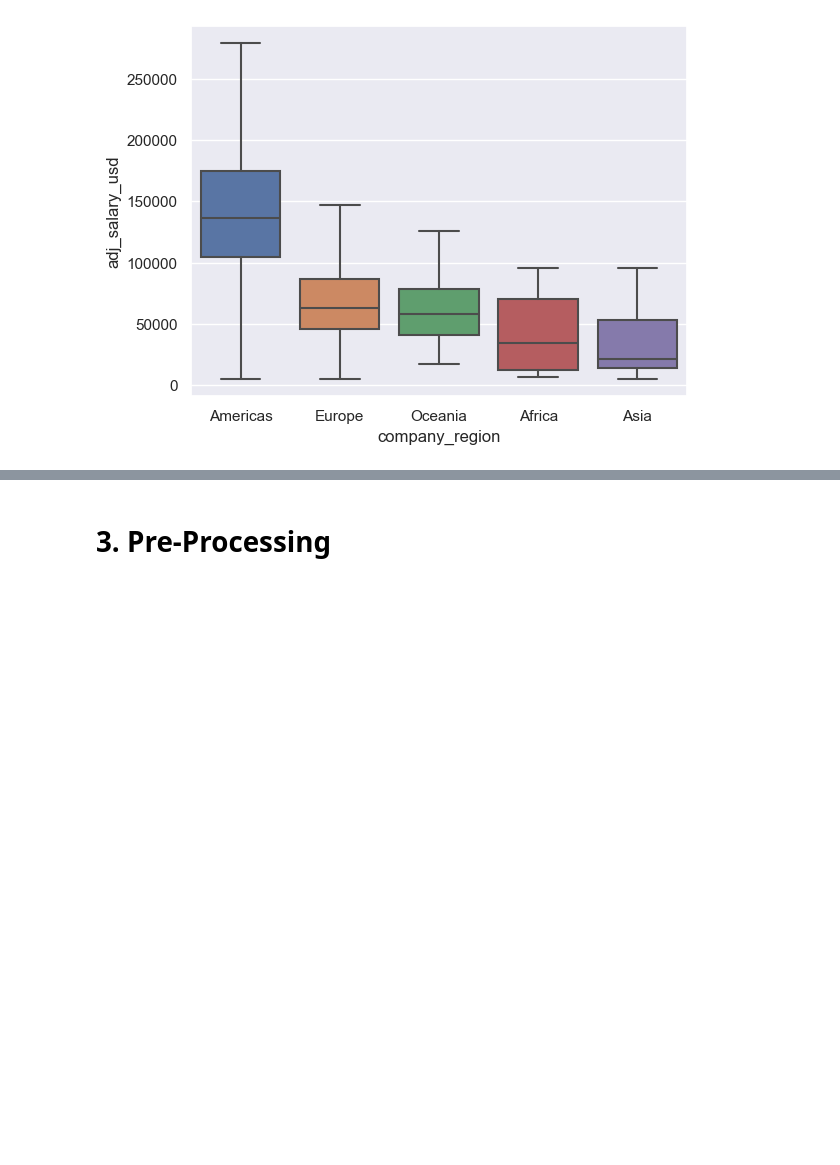
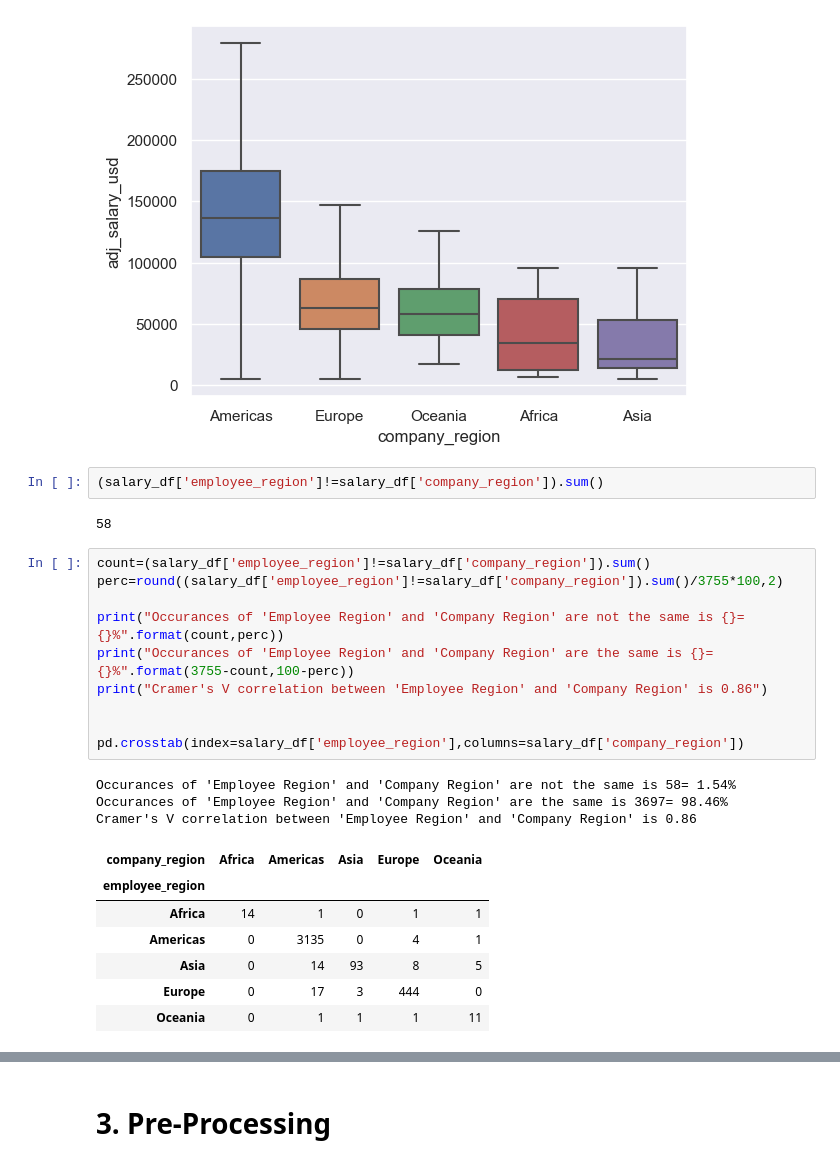
Before and after one commit to hyang78227/Springboard, a Jupyter notebook: story_telling_case_study/data science salary study.ipynb, the cells around one changed output, grey strips where cells are left out. Saved outputs shown, nothing was run; the diff lists cells and outputs as text; blank space fills up the shorter version.

```diff
--- a/story_telling_case_study/data science salary study.ipynb
+++ b/story_telling_case_study/data science salary study.ipynb
@@ -263,3 +289,28 @@ sns.boxplot(data=salary_df, y="adj_salary_usd", x="company_region",sym='',order=
 # %% [output]
 <Axes: xlabel='company_region', ylabel='adj_salary_usd'>
 [figure]
+# %%
+(salary_df['employee_region']!=salary_df['company_region']).sum()
+# %% [output]
+58
+# %%
+count=(salary_df['employee_region']!=salary_df['company_region']).sum()
+perc=round((salary_df['employee_region']!=salary_df['company_region']).sum()/3755*100,2)
+
+print("Occurances of 'Employee Region' and 'Company Region' are not the same is {}= {}%".format(count,perc))
+print("Occurances of 'Employee Region' and 'Company Region' are the same is {}= {}%".format(3755-count,100-perc))
+print("Cramer's V correlation between 'Employee Region' and 'Company Region' is 0.86")
+
+
+pd.crosstab(index=salary_df['employee_region'],columns=salary_df['company_region'])
+# %% [output]
+Occurances of 'Employee Region' and 'Company Region' are not the same is 58= 1.54%
+Occurances of 'Employee Region' and 'Company Region' are the same is 3697= 98.46%
+Cramer's V correlation between 'Employee Region' and 'Company Region' is 0.86
+| company_region | Africa | Americas | Asia | Europe | Oceania |
+| employee_region |  |  |  |  |  |
+| Africa | 14 | 1 | 0 | 1 | 1 |
+| Americas | 0 | 3135 | 0 | 4 | 1 |
+| Asia | 0 | 14 | 93 | 8 | 5 |
+| Europe | 0 | 17 | 3 | 444 | 0 |
+| Oceania | 0 | 1 | 1 | 1 | 11 |
```
Also changed, not shown: parts of 14 cells of this notebook.
